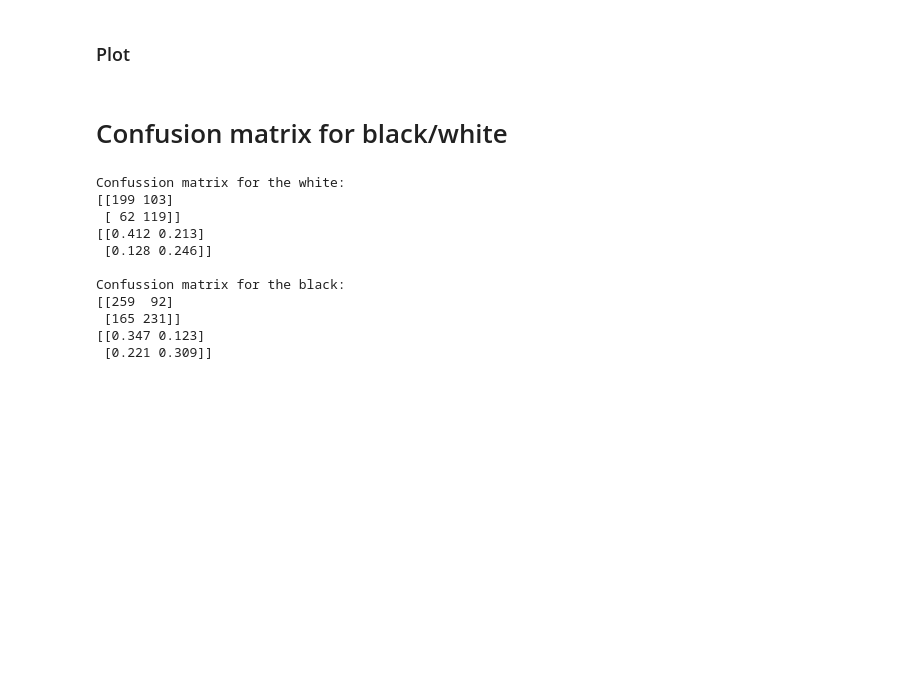
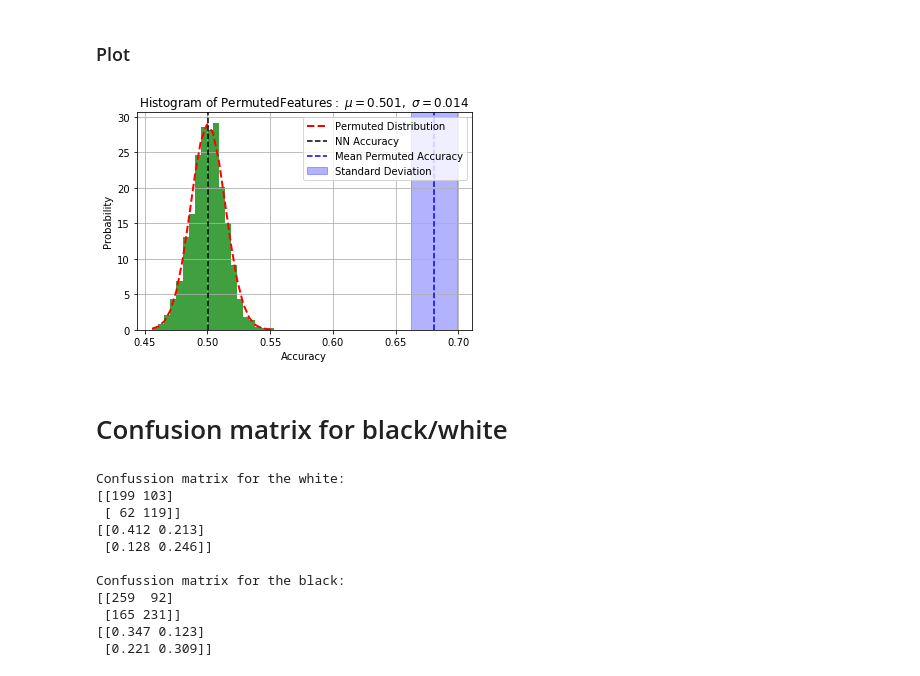
Before and after one commit to oskarwiese/fagprojekt, a Jupyter notebook: src/Classifier_notebook.ipynb, the cells around one changed output. Cells and saved outputs as stored; diff of their text form; code cells hidden in the pictures; blank space fills up the shorter version.

```diff
--- a/src/Classifier_notebook.ipynb
+++ b/src/Classifier_notebook.ipynb
@@ -855,18 +907,26 @@ KeyboardInterrupt:
 # %% [markdown]
 ### Plot
 # %%
+fig, ax = plt.subplots(1)
 (mu, sigma) = norm.fit(acc_scores)
-n, bins, patches = plt.hist(acc_scores,20, facecolor='green', alpha=0.75,density=True)
+n, bins, patches = ax.hist(acc_scores,20, facecolor='green', alpha=0.75,density=True)
 y = norm.pdf(bins, mu, sigma)
-l = plt.plot(bins, y, 'r--', linewidth=2, label = "Permuted Distribution")
-plt.axvline(x=mu, color='k', linestyle='--', label = "NN Accuracy")
-plt.axvline(x=accuracy_score(ytest, y_pred), color='b', linestyle='--', label = "Mean Permuted Accuracy")
-plt.xlabel('Accuracy')
-plt.ylabel('Probability')
-plt.title(r'$\mathrm{Histogram\ of\ Permuted Features:}\ \mu=%.3f,\ \sigma=%.3f$' %(mu, sigma))
-plt.legend(loc = "upper r")
-plt.grid(True)
+ax.plot(bins, y, 'r--', linewidth=2, label = "Permuted Distribution")
+ax.axvline(x=mu, color='k', linestyle='--', label = "NN Accuracy")
+ax.axvline(x=neural_acc, color='b', linestyle='--', label = "Mean Permuted Accuracy")
+#s1 = neural_acc + np.std(model_accs)
+#s2 = neural_acc - np.std(model_accs)
+s1 = neural_acc + 0.018
+s2 = neural_acc - 0.018
+ax.axvspan(s1, s2, alpha=0.3, color='blue', label = "Standard Deviation")
+ax.set_xlabel('Accuracy')
+ax.set_ylabel('Probability')
+ax.set_title(r'$\mathrm{Histogram\ of\ Permuted Features:}\ \mu=%.3f,\ \sigma=%.3f$' %(mu, sigma))
+ax.legend(loc = "upper right")
+ax.grid(True)
 plt.show()
+# %% [output]
+[figure, added]
 # %% [markdown]
 # Confusion matrix for black/white
 # %%
```
Also changed, not shown: parts of 5 cells of this notebook, 2 other files.
